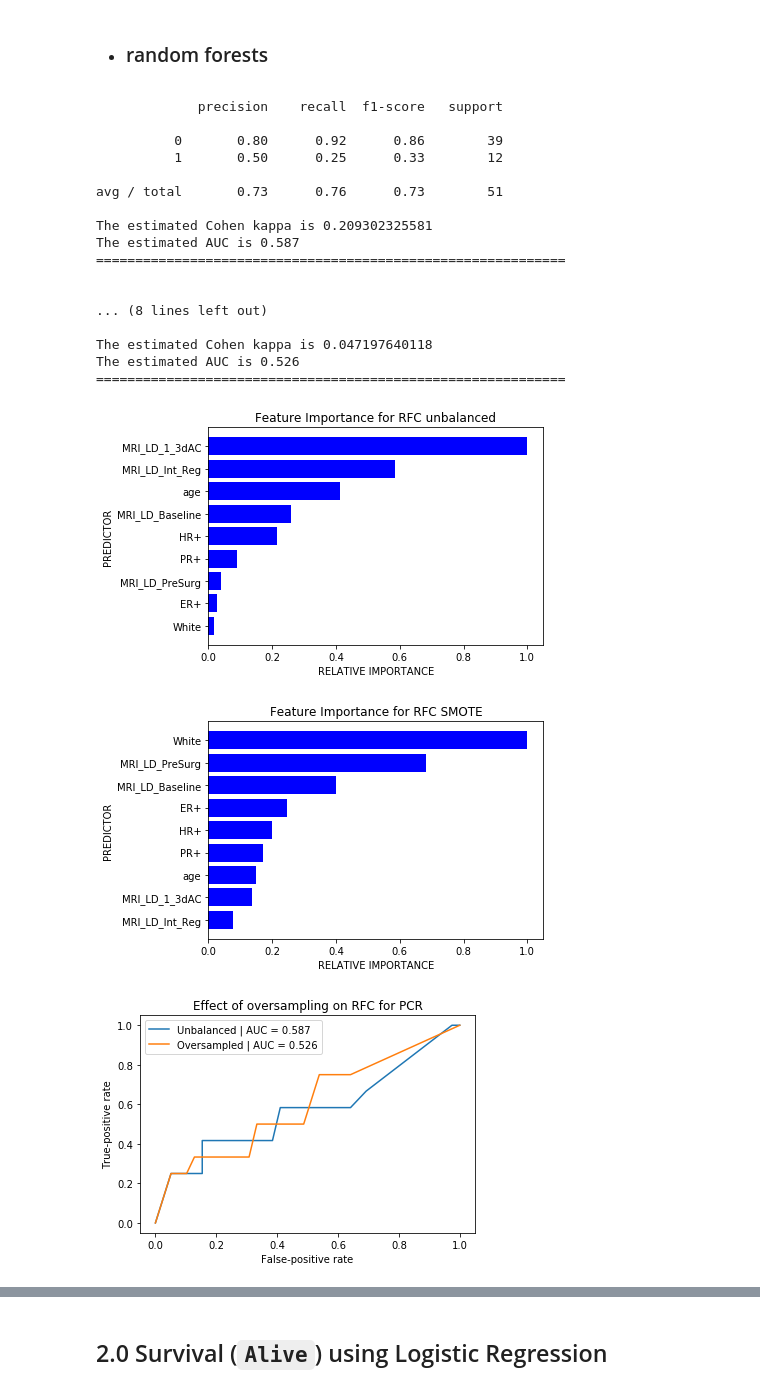
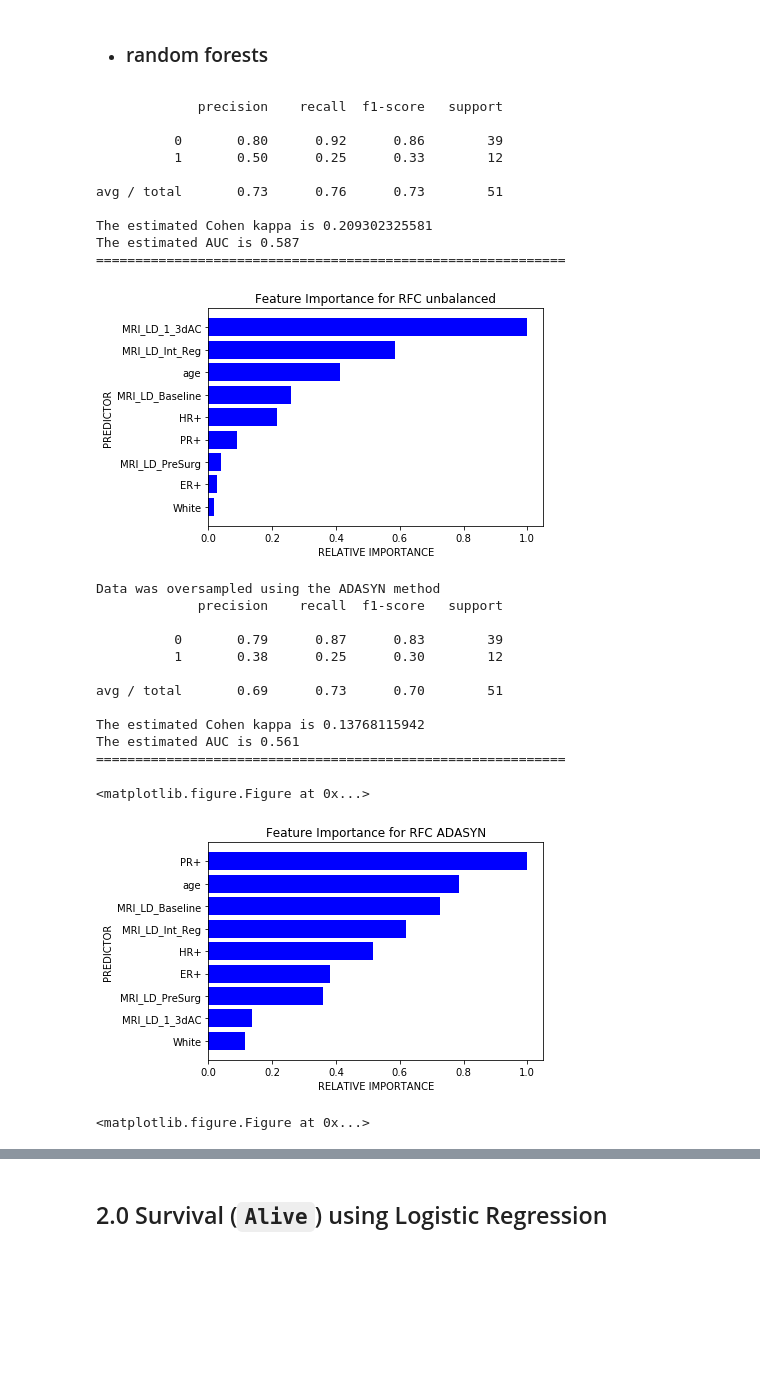
Before and after one commit to JCardenasRdz/Insights-into-the-I-SPY-clinical-trial, a Jupyter notebook: 3-Predictive_stats-2.ipynb, the cells around one changed output, grey strips where cells are left out. Cells and saved outputs as stored; diff of their text form; code cells hidden in the pictures; blank space fills up the shorter version.

```diff
--- a/3-Predictive_stats-2.ipynb
+++ b/3-Predictive_stats-2.ipynb
@@ -213,36 +96,39 @@ NameError: name 'X_resampled' is not defined
 - ### random forests
 # %%
 # standard
-auc1, kappa1, fpr1, tpr1, forest = RandomForest_Classifier(X, y)
+auc1, kappa1, fpr1, tpr1, forest = predictive_statistics.RandomForest_Classifier(X, y,oversample=False)
 t ='Feature Importance for RFC unbalanced'
-plot_forest_feature_importances_(forest, cont_predictors + cat_predictors, title = t)
+predictive_statistics.plot_forest_feature_importances_(forest, cont_predictors + cat_predictors, title = t)
+plt.savefig('RFC_std_PCR.png')
 
 # unbalanced learning
-auc2, kappa2, fpr2, tpr2, Forest = RandomForest_Classifier(X, y, oversample=True, K_neighbors = 4)
-t ='Feature Importance for RFC SMOTE'
-plot_forest_feature_importances_(Forest, cont_predictors + cat_predictors, title = t)
-
-# compare
-title ='Effect of oversampling on RFC for PCR'
-plot_compare_roc(fpr1, tpr1,fpr2, tpr2, auc1, auc2, title = title)
+auc2, kappa2, fpr2, tpr2, Forest = predictive_statistics.RandomForest_Classifier(X, y, oversample=True, K_neighbors = 5)
+t ='Feature Importance for RFC ADASYN'
+predictive_statistics.plot_forest_feature_importances_(Forest, cont_predictors + cat_predictors, title = t)
+plt.savefig('RFC_Adasyn_PCR.png')
 # %% [output]
              precision    recall  f1-score   support
 
           0       0.80      0.92      0.86        39
           1       0.50      0.25      0.33        12
 
 avg / total       0.73      0.76      0.73        51
 
 The estimated Cohen kappa is 0.209302325581
 The estimated AUC is 0.587
 ============================================================
-
-
-... (8 lines left out)
-
-The estimated Cohen kappa is 0.047197640118
-The estimated AUC is 0.526
-============================================================
 [figure]
+Data was oversampled using the ADASYN method
+             precision    recall  f1-score   support
+
+          0       0.79      0.87      0.83        39
+          1       0.38      0.25      0.30        12
+
+avg / total       0.69      0.73      0.70        51
+
+The estimated Cohen kappa is 0.13768115942
+The estimated AUC is 0.561
+============================================================
+<matplotlib.figure.Figure at 0x...>
-[figure, old version]
+[figure, new version]
-[figure, removed]
+<matplotlib.figure.Figure at 0x...>
```
Also changed, not shown: parts of 18 cells of this notebook, 7 other files.
